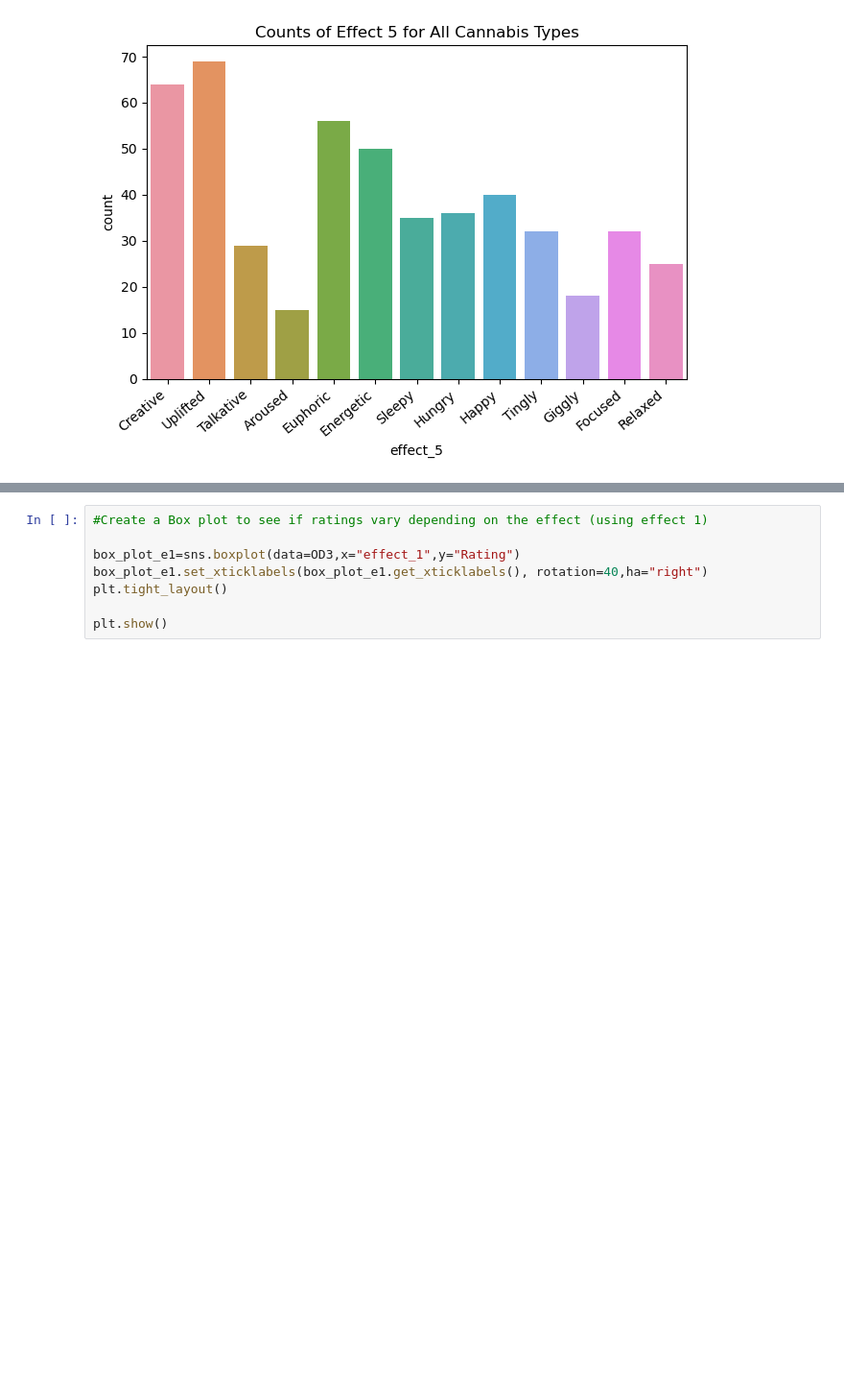
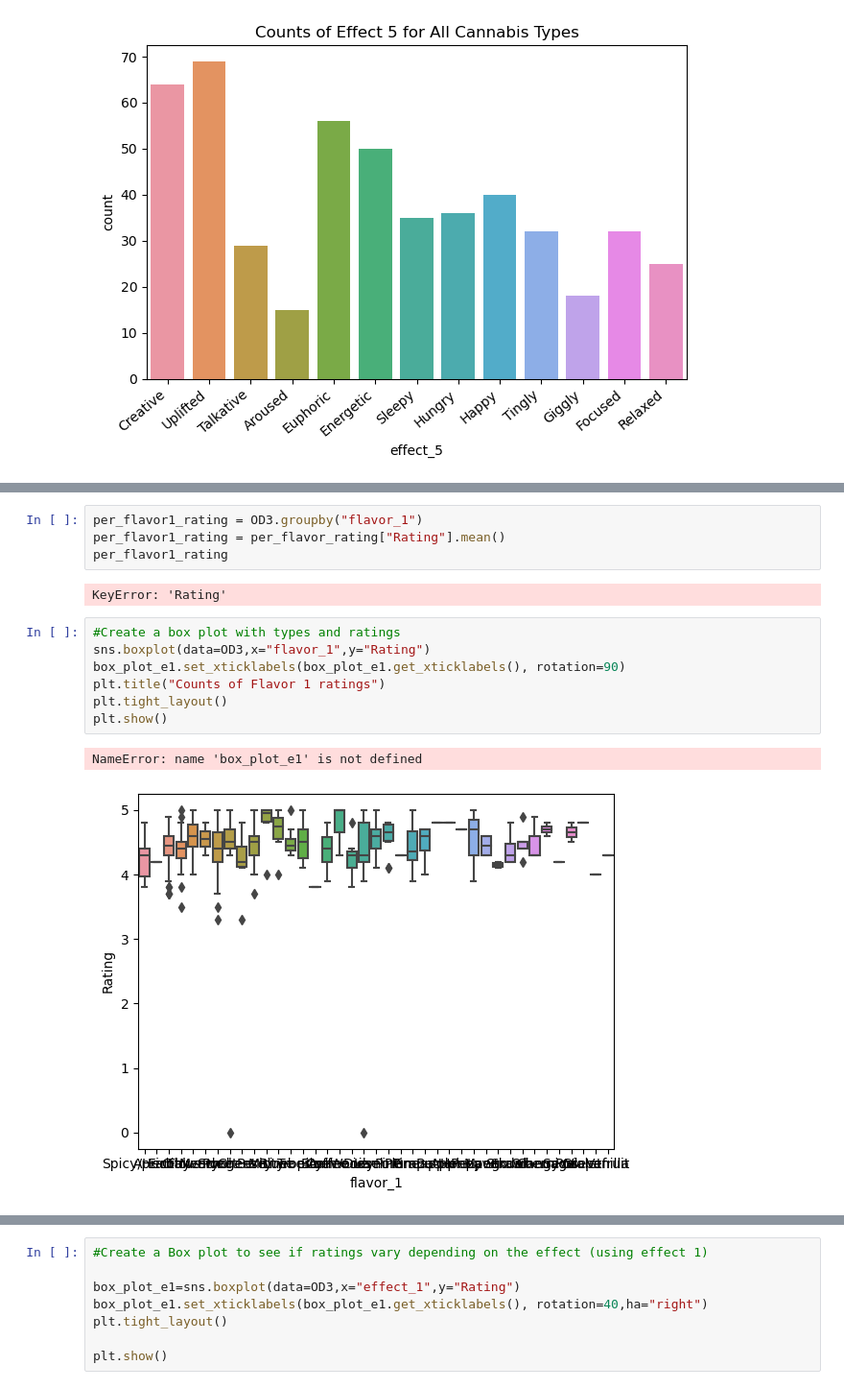
Before and after one commit to Berli85/SMU-Project-1-MaryJane, a Jupyter notebook: Complete_Code/complete_code_Project 1.ipynb, the cells around one changed output, grey strips where cells are left out. Shown at 96% size. Saved outputs shown, nothing was run; the diff lists cells and outputs as text; blank space fills up the shorter version.

```diff
--- a/Complete_Code/complete_code_Project 1.ipynb
+++ b/Complete_Code/complete_code_Project 1.ipynb
@@ -524,0 +548,16 @@ plt.show()
+# %%
+per_flavor1_rating = OD3.groupby("flavor_1")
+per_flavor1_rating = per_flavor_rating["Rating"].mean()
+per_flavor1_rating
+# %% [output]
+KeyError: 'Rating'
+# %%
+#Create a box plot with types and ratings
+sns.boxplot(data=OD3,x="flavor_1",y="Rating")
+box_plot_e1.set_xticklabels(box_plot_e1.get_xticklabels(), rotation=90)
+plt.title("Counts of Flavor 1 ratings")
+plt.tight_layout()
+plt.show()
+# %% [output]
+NameError: name 'box_plot_e1' is not defined
+[figure, added]
```
Also changed, not shown: parts of 5 cells of this notebook, 1 other file.
